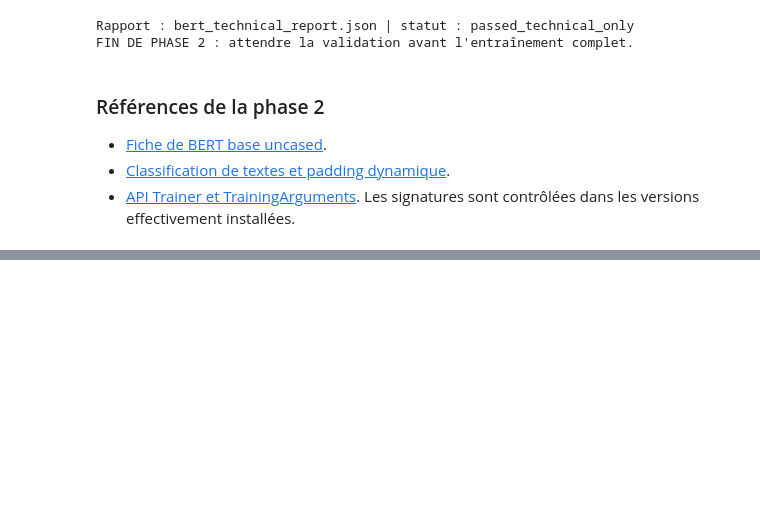
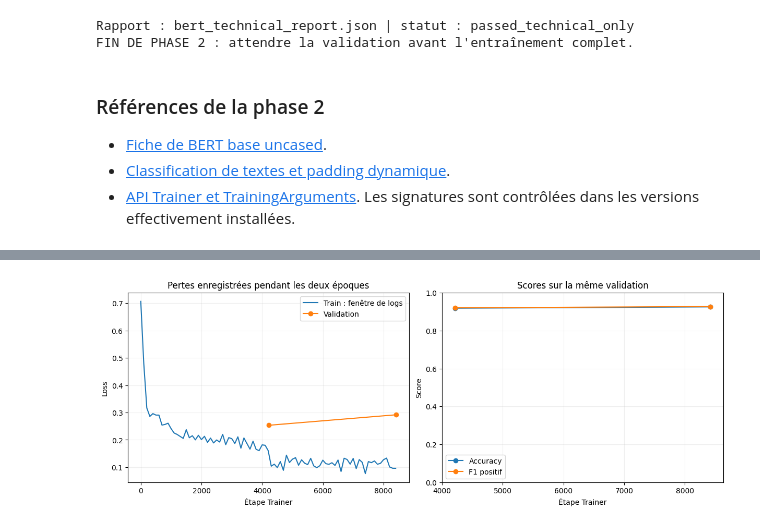
Before and after one commit to gueri-jpg/nlp-bert-vs-tfidf-sst2, a Jupyter notebook: notebooks/bert_vs_tfidf_sst2.ipynb, the cells around one changed output, grey strips where cells are left out. Drawn from its saved outputs; the diff is of its cells as text; code cells hidden in the pictures; blank space fills up the shorter version.

```diff
--- a/notebooks/bert_vs_tfidf_sst2.ipynb
+++ b/notebooks/bert_vs_tfidf_sst2.ipynb
@@ -1249,0 +2565,84 @@ Les signatures sont contrôlées dans les versions effectivement installées.
+# %%
+def p4_epoch_summary(history):
+    metrics = ["eval_loss", "eval_accuracy", "eval_f1_positive"]
+    selected = history.loc[history["metric"].isin(metrics)]
+    if selected.duplicated(["epoch", "metric"]).any():
+        raise ValueError("Plusieurs mesures de validation pour une même époque/métrique.")
+    pivot = selected.pivot(index=["step", "epoch"], columns="metric", values="value").reset_index()
+    if list(pivot["epoch"]) != [1.0, 2.0] or pivot.isna().any().any():
+        raise ValueError("Deux validations complètes, une par époque, sont requises.")
+    rows = []
+    previous_step = 0
+    for row in pivot.itertuples():
+        train = history.loc[history["metric"].eq("loss") & history["step"].gt(previous_step) & history["step"].le(row.step)].sort_values("step")
+        if train.empty:
+            raise ValueError("Fenêtre de loss train manquante avant la validation.")
+        last = train.iloc[-1]
+        rows.append({"Époque": int(row.epoch), "Étape validation": int(row.step),
+                     "Dernière loss train (fenêtre)": float(last["value"]), "Étape loss train": int(last["step"]),
+                     "Validation loss": float(row.eval_loss), "Accuracy (%)": float(row.eval_accuracy * 100),
+                     "F1 positif (%)": float(row.eval_f1_positive * 100)})
+        previous_step = row.step
+    return pd.DataFrame(rows)
+
+
+p4_epochs = p4_epoch_summary(p4_history)
+assert math.isclose(p4_epochs.iloc[-1]["Validation loss"], p4_bert_json["validation_loss"], abs_tol=1e-12)
+assert math.isclose(p4_epochs.iloc[-1]["Accuracy (%)"] / 100, p4_bert_metrics["accuracy"], abs_tol=1e-12)
+assert math.isclose(p4_epochs.iloc[-1]["F1 positif (%)"] / 100, p4_bert_metrics["f1"], abs_tol=1e-12)
+display(p4_epochs.round(6))
+
+fig_training, axes = plt.subplots(1, 2, figsize=(12, 4.4), layout="constrained")
+for metric, label in (("loss", "Train : fenêtre de logs"), ("eval_loss", "Validation")):
+    rows = p4_history.loc[p4_history["metric"].eq(metric)].sort_values("step")
+    axes[0].plot(rows["step"], rows["value"], label=label, marker="o" if metric == "eval_loss" else None)
+for metric, label in (("eval_accuracy", "Accuracy"), ("eval_f1_positive", "F1 positif")):
+    rows = p4_history.loc[p4_history["metric"].eq(metric)].sort_values("step")
+    axes[1].plot(rows["step"], rows["value"], marker="o", label=label)
+axes[0].set(title="Pertes enregistrées pendant les deux époques", xlabel="Étape Trainer", ylabel="Loss")
+axes[1].set(title="Scores sur la même validation", xlabel="Étape Trainer", ylabel="Score", ylim=(0, 1))
+for ax in axes:
+    ax.legend()
+    ax.grid(alpha=0.2)
+plt.show()
+
+p4_wrong = p4_bert["true_label"].ne(p4_bert["predicted_label"])
+p4_confidence = np.maximum(p4_probability, 1 - p4_probability)
+p4_nll = p4_logits.max(axis=1) + np.log(np.exp(p4_shifted).sum(axis=1)) - p4_logits[np.arange(872), p4_bert["true_label"].to_numpy()]
+p4_reconstructed_loss = float(p4_nll.mean())
+p4_loss_gap = abs(p4_reconstructed_loss - p4_bert_json["validation_loss"])
+assert p4_loss_gap < 1e-4, "Écart de loss à investiguer avant publication."
+p4_confident_errors_90 = int((p4_confidence[p4_wrong] >= 0.90).sum())
+p4_confident_errors_99 = int((p4_confidence[p4_wrong] > 0.99).sum())
+assert (p4_confident_errors_90, p4_confident_errors_99) == (48, 20)
+p4_error_loss_share = float(p4_nll[p4_wrong].sum() / p4_nll.sum() * 100)
+p4_confident_examples = p4_bert.assign(confidence=p4_confidence, nll=p4_nll).loc[p4_wrong].sort_values("confidence", ascending=False).head(5)
+display(p4_confident_examples[["idx", "true_label", "predicted_label", "probability_positive", "confidence", "nll"]].round(6))
+
+fig_confidence, axes = plt.subplots(1, 2, figsize=(12, 4.4), layout="constrained")
+bins = np.linspace(0.5, 1.0, 11)
+for mask, label, color in ((~p4_wrong, "Prédictions correctes (807)", "#268579"), (p4_wrong, "Erreurs (65)", "#B25550")):
+    values = p4_confidence[mask]
+    axes[0].hist(values, bins=bins, weights=np.full(len(values), 100 / len(values)),
+                 histtype="step", linewidth=2, label=label, color=color)
+axes[0].set(title="Confiance dans la classe prédite", xlabel="Probabilité de la classe prédite", ylabel="Part du groupe par intervalle (%)")
+axes[0].legend(fontsize=9)
+shares = [100 - p4_error_loss_share, p4_error_loss_share]
+bars = axes[1].bar(["807 correctes", "65 erreurs"], shares, color=["#268579", "#B25550"])
+axes[1].bar_label(bars, labels=[f"{value:.2f} %" for value in shares], padding=3)
+axes[1].set(title="Contribution à la log-loss reconstruite", ylabel="Part de la somme des −log(p vraie classe) (%)", ylim=(0, 105))
+plt.show()
+
+display(Markdown(
+    f"**Faits mesurés :** la validation loss passe de **{p4_epochs.iloc[0]['Validation loss']:.6f}** "
+    f"à **{p4_epochs.iloc[1]['Validation loss']:.6f}**, alors que l'accuracy gagne "
+    f"**{p4_epochs.iloc[1]['Accuracy (%)'] - p4_epochs.iloc[0]['Accuracy (%)']:.2f} point**. "
+    f"Parmi les 65 erreurs finales, **{p4_confident_errors_90}** ont au moins 90 % de confiance "
+    f"et **{p4_confident_errors_99}** plus de 99 %. Elles représentent **{p4_error_loss_share:.2f} %** "
+    "de la log-loss reconstruite ; cela n'est pas une étude complète de calibration. "
+    f"La moyenne reconstruite depuis les logits vaut **{p4_reconstructed_loss:.9f}**, contre "
+    f"**{p4_bert_json['validation_loss']:.9f}** enregistrée par Trainer (écart absolu **{p4_loss_gap:.2e}**). "
+    "Ce petit écart est compatible avec des différences numériques de précision/agrégation ; "
+    "leur contribution exacte n'a pas été isolée. Aucun fichier validé n'est corrigé."
+))
+# %% [output]
@@ -1249,0 +2652 @@ Les signatures sont contrôlées dans les versions effectivement installées.
+[figure, added]
```
Also changed, not shown: parts of 42 cells of this notebook, 14 other files.
